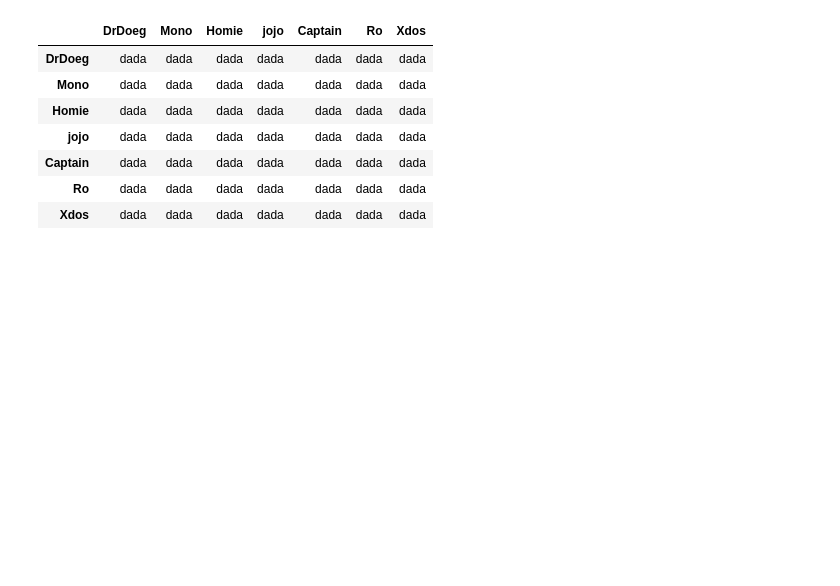
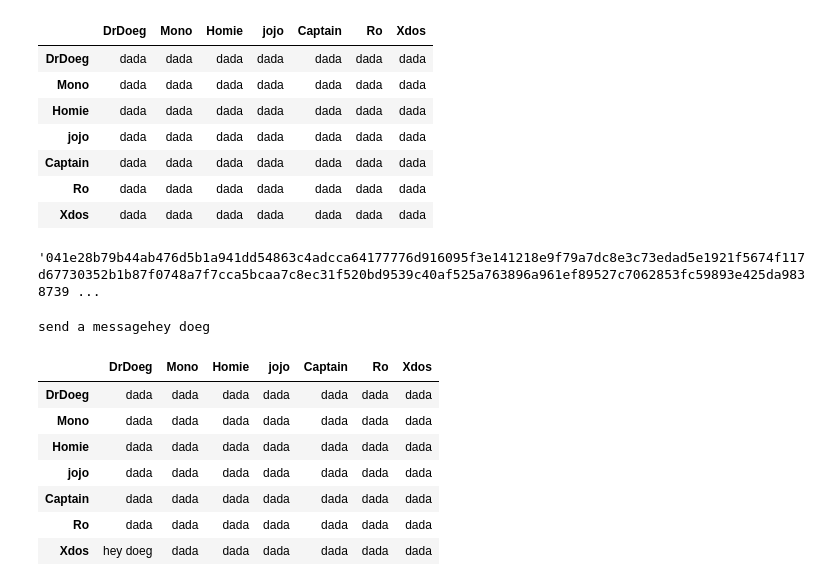
Before and after one commit to ProfDoeg/Colegio_Invisible, a Jupyter notebook: 04_cuaderno.ipynb, the cells around one changed output. Cells and saved outputs as stored; diff of their text form; code cells hidden in the pictures; blank space fills up the shorter version.

```diff
--- a/04_cuaderno.ipynb
+++ b/04_cuaderno.ipynb
@@ -300,3 +300,29 @@ dataframe2
 | Captain | dada | dada | dada | dada | dada | dada | dada |
 | Ro | dada | dada | dada | dada | dada | dada | dada |
 | Xdos | dada | dada | dada | dada | dada | dada | dada |
+# %%
+def encrypt_message(hexPubKey,message):
+    if type(message)!=bytes:
+        message=message.encode()
+    return ecies.encrypt(hexPubKey,message).hex()
+# %%
+encrypt_message(dataframe.set_index('name').pubkey[w.value],'hey guys hey hey')
+# %% [output]
+'041e28b79b44ab476d5b1a941dd54863c4adcca64177776d916095f3e141218e9f79a7dc8e3c73edad5e1921f5674f117d67730352b1b87f0748a7f7cca5bcaa7c8ec31f520bd9539c40af525a763896a961ef89527c7062853fc59893e425da9838739 ...
+# %%
+message=input('send an encrypted message')
+write_cell=(p_dict[my_name]+2,p_dict[w.value]+1)
+sheet2.update_cell(*write_cell, encrypt_message(dataframe.set_index('name').pubkey[w.value],'hey guys hey hey'))
+dataframe2 = pd.DataFrame(sheet2.get_all_records())
+dataframe2.index=dataframe2.columns
+dataframe2
+# %% [output]
+send a messagehey doeg
+|  | DrDoeg | Mono | Homie | jojo | Captain | Ro | Xdos |
+| DrDoeg | dada | dada | dada | dada | dada | dada | dada |
+| Mono | dada | dada | dada | dada | dada | dada | dada |
+| Homie | dada | dada | dada | dada | dada | dada | dada |
+| jojo | dada | dada | dada | dada | dada | dada | dada |
+| Captain | dada | dada | dada | dada | dada | dada | dada |
+| Ro | dada | dada | dada | dada | dada | dada | dada |
+| Xdos | hey doeg | dada | dada | dada | dada | dada | dada |
```
Also changed, not shown: parts of 1 cell of this notebook.
